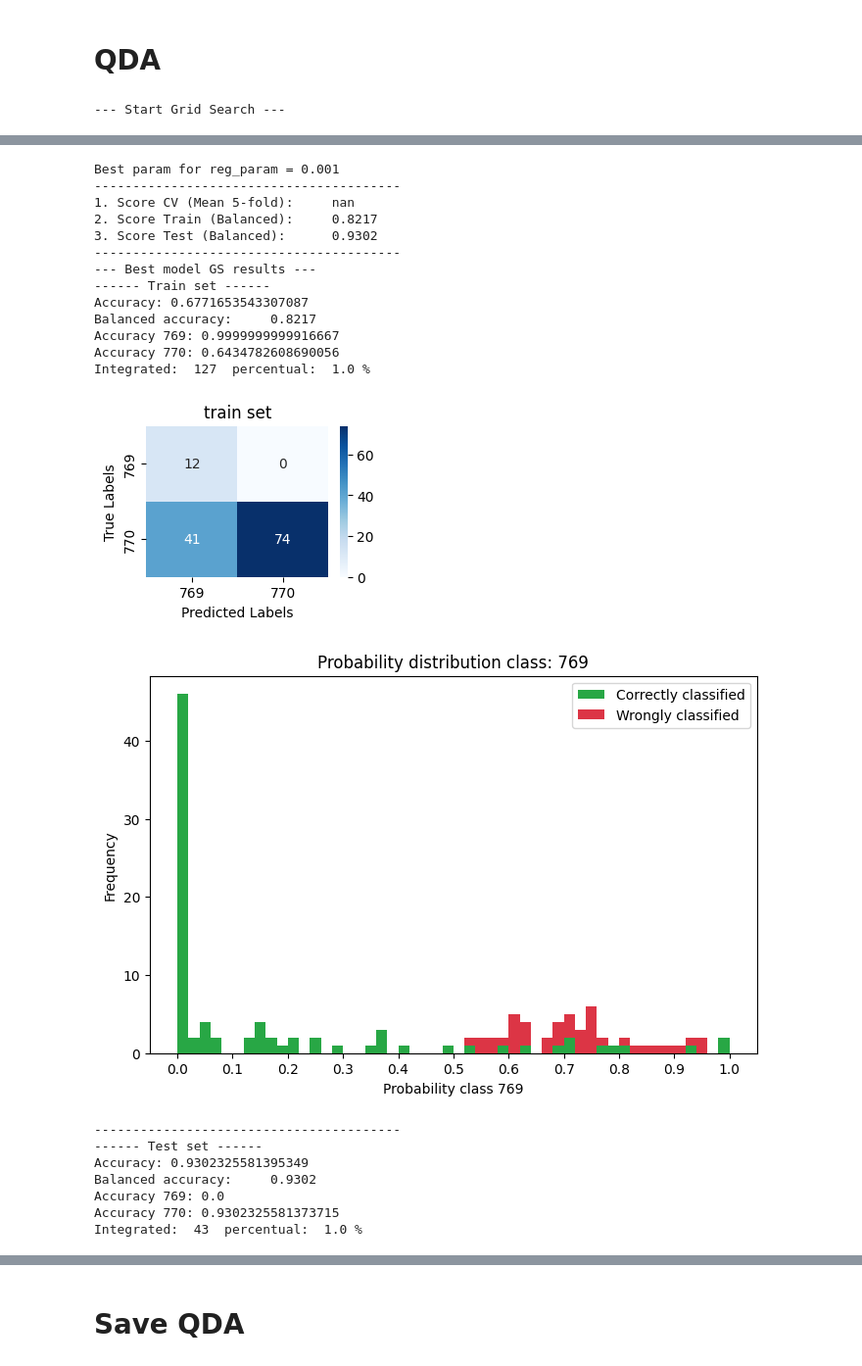
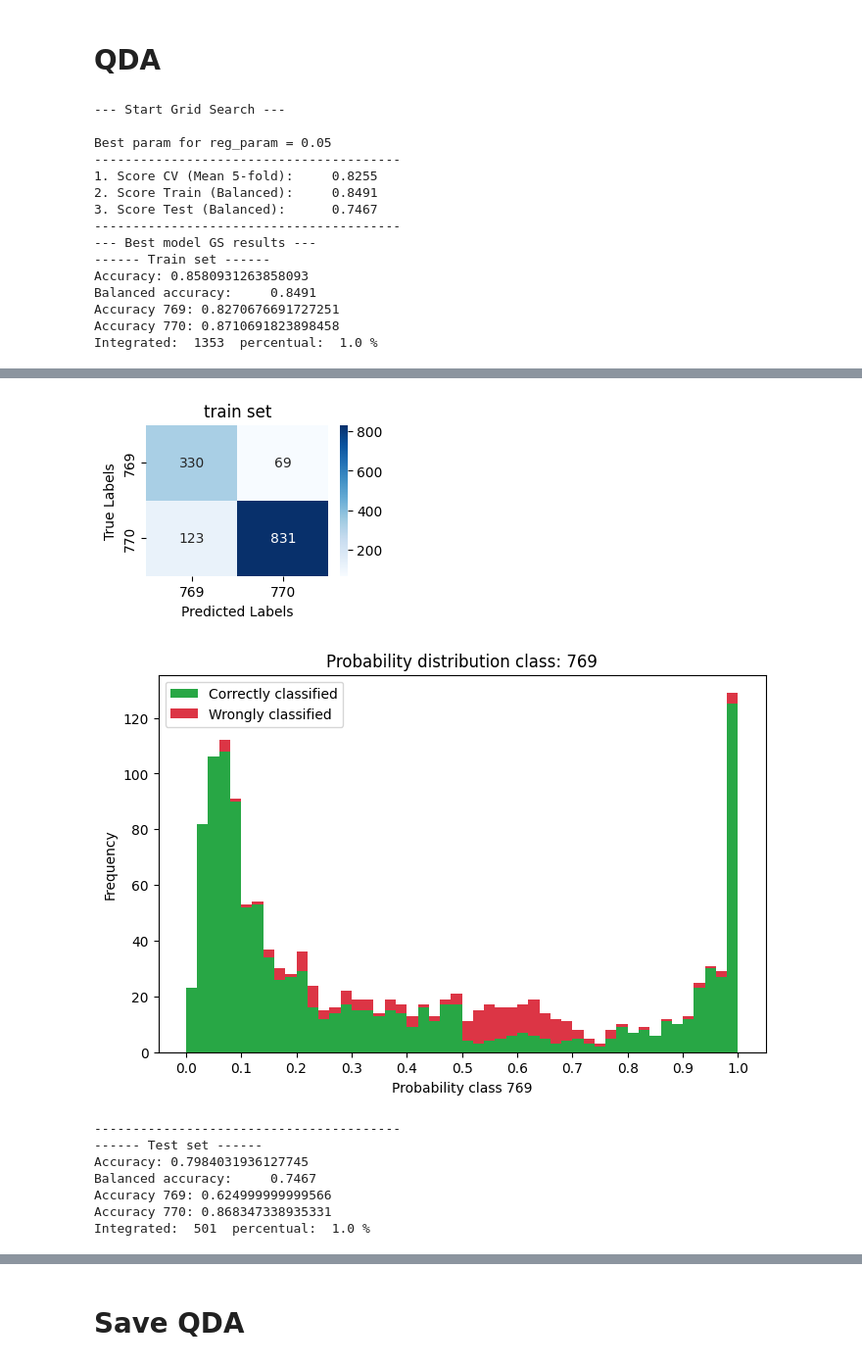
Before and after one commit to neurorobotics-iaslab/qda_cvsa, a Jupyter notebook: create_qda/create_qda_mi.ipynb, the cells around one changed output, grey strips where cells are left out. Shown at 98% size. Saved outputs shown, nothing was run; the diff lists cells and outputs as text; code cells hidden in the pictures.

```diff
--- a/create_qda/create_qda_mi.ipynb
+++ b/create_qda/create_qda_mi.ipynb
@@ -27,7 +27,7 @@ def fix_mat(data):
     else:
         return data
 # %%
-data_name = 'data_pr_15012026_183051_mi' # to do metti le ore del giorno in cui alleni
+data_name = 'data_c7_16012026_150259_mi' # to do metti le ore del giorno in cui alleni
 cluster_name = 'gmm'
 task_type = '_mi'
 path = './datasets/' + cluster_name + '/' + data_name + '.mat'
@@ -157,13 +157,20 @@ param_grid = {
 print("--- Start Grid Search ---")
 gkf = GroupKFold(n_splits=5)
 
-grid_search = GridSearchCV(
+'''grid_search = GridSearchCV(
     estimator=QuadraticDiscriminantAnalysis(),
     param_grid=param_grid,
     cv=gkf,
     n_jobs=-1,
     scoring='balanced_accuracy'
-).fit(X_train, y_train, groups=groups_train)
+).fit(X_train, y_train, groups=groups_train)'''
+grid_search = GridSearchCV(
+    estimator=QuadraticDiscriminantAnalysis(),
+    param_grid=param_grid,
+    cv=gkf,  # Nota: gkf userà i nuovi groups bilanciati
+    n_jobs=-1,
+    scoring='balanced_accuracy'
+).fit(X_train_bal, y_train_bal, groups=groups_train_bal)
 
 model_qda = grid_search.best_estimator_
 best_params = grid_search.best_params_
@@ -195,3 +202,17 @@ print_cm_rej(model_qda, X,  y,  ths_rej, 'all dataset',  ['769', '770'])
 histo_prediction(X, y, model_qda, bins_step, classes)
 # %% [output]
 --- Start Grid Search ---
+
+Best param for reg_param = 0.05
+----------------------------------------
+1. Score CV (Mean 5-fold):     0.8255
+2. Score Train (Balanced):     0.8491
+3. Score Test (Balanced):      0.7467
+----------------------------------------
+--- Best model GS results ---
+------ Train set ------
+Accuracy: 0.8580931263858093
+Balanced accuracy:     0.8491
+Accuracy 769: 0.8270676691727251
+Accuracy 770: 0.8710691823898458
+Integrated:  1353  percentual:  1.0 %
@@ -215,22 +219,9 @@ ValueError: The number of classes has to be greater than one; got 1 class
-Best param for reg_param = 0.001
-----------------------------------------
-1. Score CV (Mean 5-fold):     nan
-2. Score Train (Balanced):     0.8217
-3. Score Test (Balanced):      0.9302
-----------------------------------------
---- Best model GS results ---
------- Train set ------
-Accuracy: 0.6771653543307087
-Balanced accuracy:     0.8217
-Accuracy 769: 0.9999999999916667
-Accuracy 770: 0.6434782608690056
-Integrated:  127  percentual:  1.0 %
-[figure, old version]
+[figure, new version]
-[figure, old version]
+[figure, new version]
-----------------------------------------
------- Test set ------
-Accuracy: 0.9302325581395349
-Balanced accuracy:     0.9302
-Accuracy 769: 0.0
-Accuracy 770: 0.9302325581373715
-Integrated:  43  percentual:  1.0 %
+----------------------------------------
+------ Test set ------
+Accuracy: 0.7984031936127745
+Balanced accuracy:     0.7467
+Accuracy 769: 0.624999999999566
+Accuracy 770: 0.868347338935331
+Integrated:  501  percentual:  1.0 %
```
Also changed, not shown: parts of 4 cells of this notebook, 3 other files.
